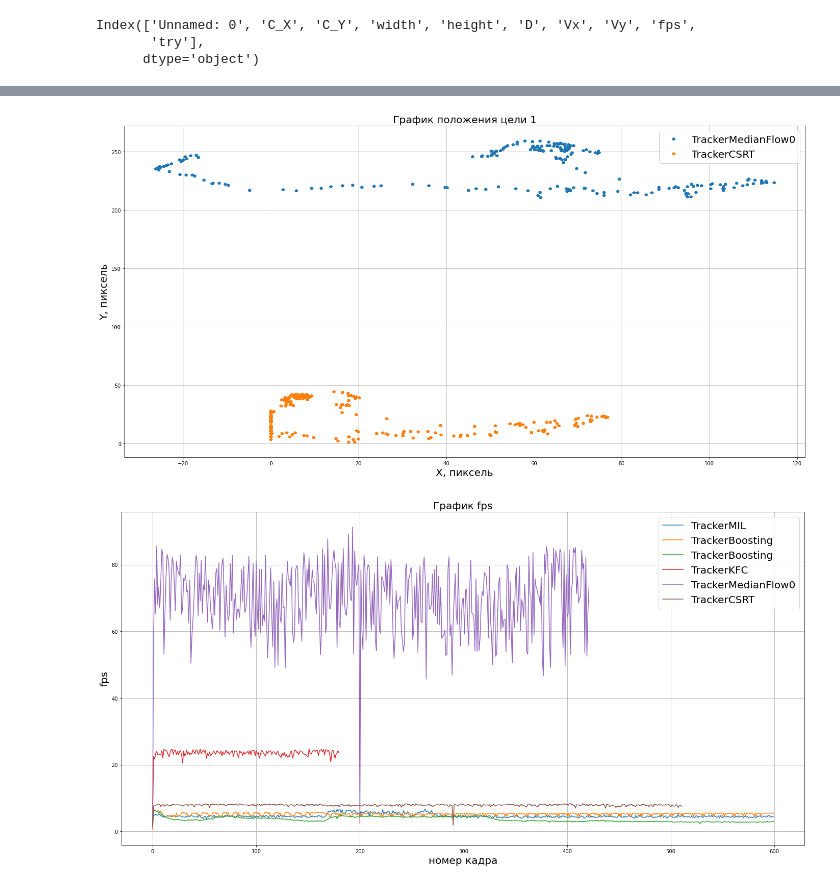
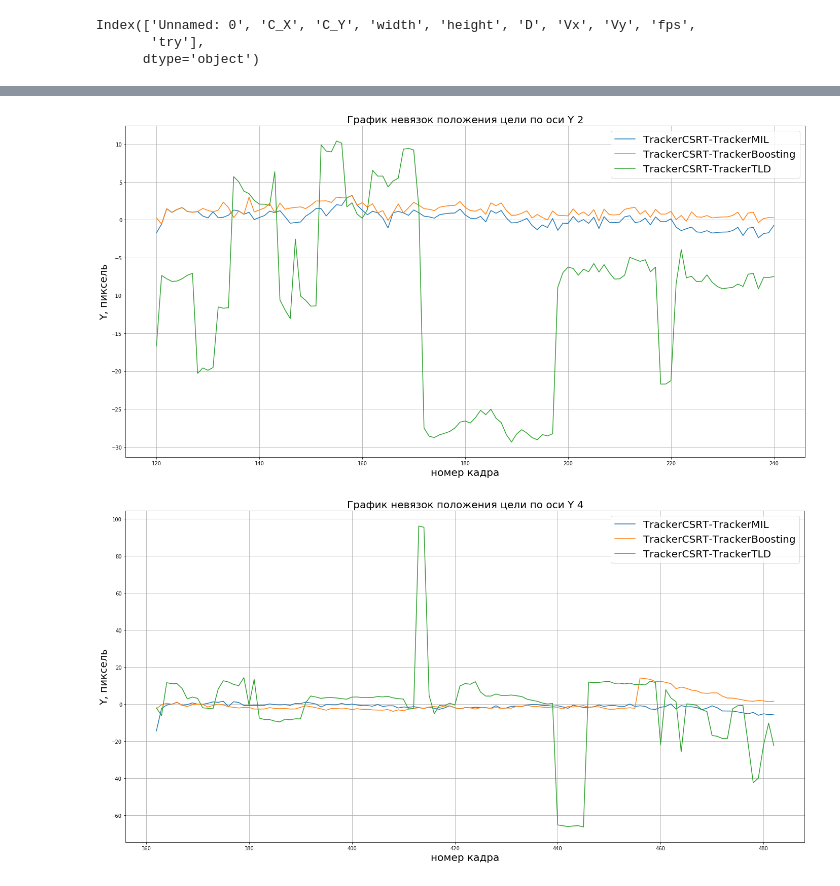
Before and after one commit to ShayhMaksim/CaffeDetection-Tracking, a Jupyter notebook: analys.ipynb, the cells around one changed output, grey strips where cells are left out. Drawn from its saved outputs; the diff is of its cells as text; code cells hidden in the pictures.

```diff
--- a/analys.ipynb
+++ b/analys.ipynb
@@ -61,0 +186,14 @@ plt.savefig('График положения цели 1')
+# %%
+plt.figure(figsize=(24,12))
+plt.rc('axes', labelsize=20)
+plt.rc('axes',titlesize=20)
+plt.rc('legend', fontsize=20)
+plt.title("График невязок положения цели по оси X 2") # заголовок
+plt.xlabel("номер кадра") # ось абсцисс
+plt.ylabel("X, пиксель") # ось ординат
+plt.grid()      # включение отображение сетки
+plt.plot(TrackerMIL1['Unnamed: 0'],TrackerCSRT1['C_X']-TrackerMIL1['C_X'],label="TrackerCSRT-TrackerMIL")  # построение графика
+plt.plot(TrackerMIL1['Unnamed: 0'],TrackerCSRT1['C_X']-TrackerBoosting1['C_X'],label="TrackerCSRT-TrackerBoosting")
+plt.plot(TrackerMIL1['Unnamed: 0'],TrackerCSRT1['C_X']-TrackerTLD1['C_X'],label="TrackerCSRT-TrackerTLD")
+plt.legend(loc=0)
+plt.savefig('График невязок положения цели по оси X 1')
@@ -61,0 +202,14 @@ plt.savefig('График положения цели 1')
+# %%
+plt.figure(figsize=(24,12))
+plt.rc('axes', labelsize=20)
+plt.rc('axes',titlesize=20)
+plt.rc('legend', fontsize=20)
+plt.title("График невязок положения цели по оси Y 1") # заголовок
+plt.xlabel("номер кадра") # ось абсцисс
+plt.ylabel("Y, пиксель") # ось ординат
+plt.grid()      # включение отображение сетки
+plt.plot(TrackerMIL0['Unnamed: 0'],TrackerCSRT0['C_Y']-TrackerMIL0['C_Y'],label="TrackerCSRT-TrackerMIL")  # построение графика
+plt.plot(TrackerBoosting0['Unnamed: 0'],TrackerCSRT0['C_Y']-TrackerBoosting0['C_Y'],label="TrackerCSRT-TrackerBoosting")
+plt.plot(TrackerTLD0['Unnamed: 0'],TrackerCSRT0['C_Y']-TrackerTLD0['C_Y'],label="TrackerCSRT-TrackerTLD")
+plt.legend(loc=0)
+plt.savefig('График невязок положения цели по оси Y 0')
@@ -64,32 +220,30 @@ plt.figure(figsize=(24,12))
 plt.rc('axes', labelsize=20)
 plt.rc('axes',titlesize=20)
 plt.rc('legend', fontsize=20)
-plt.title("График положения цели 2") # заголовок
-plt.xlabel("X, пиксель") # ось абсцисс
+plt.title("График невязок положения цели по оси Y 2") # заголовок
+plt.xlabel("номер кадра") # ось абсцисс
 plt.ylabel("Y, пиксель") # ось ординат
 plt.grid()      # включение отображение сетки
-plt.plot(TrackerMedianFlow1['C_X'], TrackerMedianFlow1['C_Y'],'p',label="TrackerMedianFlow0")
-plt.plot(TrackerCSRT1['C_X'], TrackerCSRT1['C_Y'],'p',label="TrackerCSRT")
+plt.plot(TrackerMIL1['Unnamed: 0'],TrackerCSRT1['C_Y']-TrackerMIL1['C_Y'],label="TrackerCSRT-TrackerMIL")  # построение графика
+plt.plot(TrackerBoosting1['Unnamed: 0'],TrackerCSRT1['C_Y']-TrackerBoosting1['C_Y'],label="TrackerCSRT-TrackerBoosting")
+plt.plot(TrackerTLD1['Unnamed: 0'],TrackerCSRT1['C_Y']-TrackerTLD1['C_Y'],label="TrackerCSRT-TrackerTLD")
 plt.legend(loc=0)
-plt.savefig('График положения цели 2')
+plt.savefig('График невязок положения цели по оси Y 1')
 # %% [output]
-[figure, old version]
+[figure, new version]
 # %%
 plt.figure(figsize=(24,12))
 plt.rc('axes', labelsize=20)
 plt.rc('axes',titlesize=20)
 plt.rc('legend', fontsize=20)
-plt.title("График fps") # заголовок
+plt.title("График невязок положения цели по оси Y 4") # заголовок
 plt.xlabel("номер кадра") # ось абсцисс
-plt.ylabel("fps") # ось ординат
+plt.ylabel("Y, пиксель") # ось ординат
 plt.grid()      # включение отображение сетки
-plt.plot(TrackerMIL['Unnamed: 0'], TrackerMIL['fps'],label="TrackerMIL")  # построение графика
-plt.plot(TrackerBoosting['Unnamed: 0'], TrackerBoosting['fps'],label="TrackerBoosting")
-plt.plot(TrackerTLD['Unnamed: 0'], TrackerTLD['fps'],label="TrackerBoosting")
-plt.plot(TrackerKFC['Unnamed: 0'], TrackerKFC['fps'],label="TrackerKFC")  # построение графика
-plt.plot(TrackerMedianFlow['Unnamed: 0'], TrackerMedianFlow['fps'],label="TrackerMedianFlow0")
-plt.plot(TrackerCSRT['Unnamed: 0'], TrackerCSRT['fps'],label="TrackerCSRT")
+plt.plot(TrackerMIL3['Unnamed: 0'],TrackerCSRT3['C_Y']-TrackerMIL3['C_Y'],label="TrackerCSRT-TrackerMIL")  # построение графика
+plt.plot(TrackerBoosting3['Unnamed: 0'],TrackerCSRT3['C_Y']-TrackerBoosting3['C_Y'],label="TrackerCSRT-TrackerBoosting")
+plt.plot(TrackerTLD3['Unnamed: 0'],TrackerCSRT3['C_Y']-TrackerTLD3['C_Y'],label="TrackerCSRT-TrackerTLD")
 plt.legend(loc=0)
-plt.savefig('График fps')
+plt.savefig('График невязок положения цели по оси Y 3')
 # %% [output]
-[figure, old version]
+[figure, new version]
```
Also changed, not shown: parts of 20 cells of this notebook, 1 other file.
